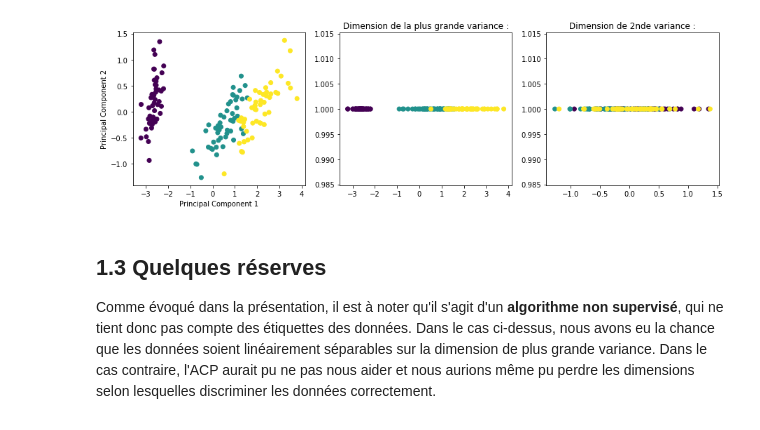
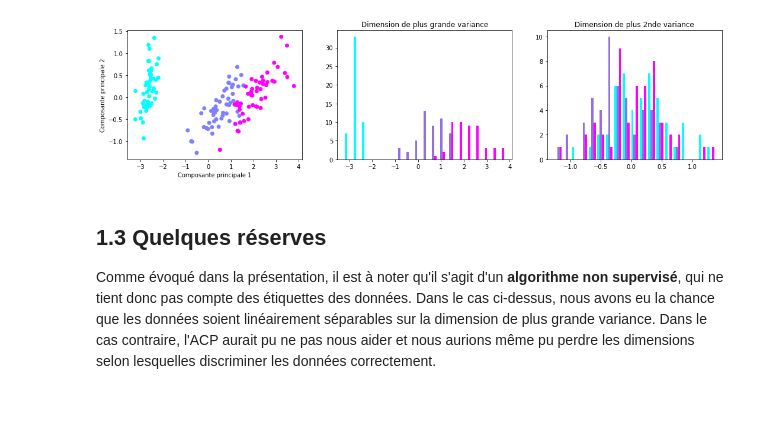
Before and after one commit to zanospi/zanospi.github.io, a Jupyter notebook: Réduction de dimensions.ipynb, the cells around one changed output. Drawn from its saved outputs; the diff is of its cells as text; code cells hidden in the pictures.

```diff
--- a/Réduction de dimensions.ipynb
+++ b/Réduction de dimensions.ipynb
@@ -73,3 +93,10 @@ Effectuons une PCA avec scikit-learn avec un changemment de base conservant les
 pca = decomposition.PCA(n_components=4)
 
 X_iris_PCA = pca.fit(X_iris).transform(X_iris)
+# %%
+X_stack = np.array([X_iris_PCA[y_iris==0, 0], X_iris_PCA[y_iris==1, 0], X_iris_PCA[y_iris==2, 0]]).T
+plt.hist(X_stack,
+         bins=np.linspace(X_stack.min(), X_stack.max(), 20),
+         color=['cyan', 'mediumpurple', 'magenta'])
+plt.title('Dimension de plus grande variance')
+plt.show()
@@ -76,21 +105,31 @@ X_iris_PCA = pca.fit(X_iris).transform(X_iris)
 # %%
-def graph_acp2(X_PC2, y):
-    plt.figure(figsize=(15,4))
+def graph_acp3(X_PC, y):
+    plt.figure(figsize=(18,4))
+
     plt.subplot(1, 3, 1)
-    plt.xlabel('Principal Component 1')
-    plt.ylabel('Principal Component 2')
-    plt.scatter(X_PC2[:, 0], X_PC2[:, 1], c=y)
+    plt.xlabel('Composante principale 1')
+    plt.ylabel('Composante principale 2')
+    plt.scatter(X_PC[:, 0], X_PC[:, 1], c=y, cmap=plt.cm.cool)
+
     plt.subplot(1, 3, 2)
-    plt.title("Dimension de la plus grande variance :")
-    plt.scatter(X_PC2[:, 0], np.ones(X_PC2.shape[0]), c=y)
+    X_stack = np.array([X_PC[y==0, 0], X_PC[y==1, 0], X_PC[y==2, 0]]).T
+    plt.hist(X_stack,
+             bins=np.linspace(X_stack.min(), X_stack.max(), 20),
+             color=['cyan', 'mediumpurple', 'magenta'])
+    plt.title('Dimension de plus grande variance')
+
     plt.subplot(1, 3, 3)
-    plt.title("Dimension de 2nde variance :")
-    plt.scatter(X_PC2[:, 1], np.ones(X_PC2.shape[0]), c=y)
+    X_stack = np.array([X_PC[y==0, 1], X_PC[y==1, 1], X_PC[y==2, 1]]).T
+    plt.hist(X_stack,
+             bins=np.linspace(X_stack.min(), X_stack.max(), 20),
+             color=['cyan', 'mediumpurple', 'magenta'])
+    plt.title('Dimension de plus 2nde variance')
+
     plt.show()
 
-graph_acp2(X_iris_PCA, y_iris)
+graph_acp3(X_iris_PCA, y_iris)
 # %% [output]
-[figure, old version]
+[figure, new version]
 # %% [markdown]
 ## 1.3 Quelques réserves
 Comme évoqué dans la présentation, il est à noter qu'il s'agit d'un **algorithme non supervisé**, qui ne tient donc pas compte des étiquettes des données.
```
Also changed, not shown: parts of 19 cells of this notebook.
